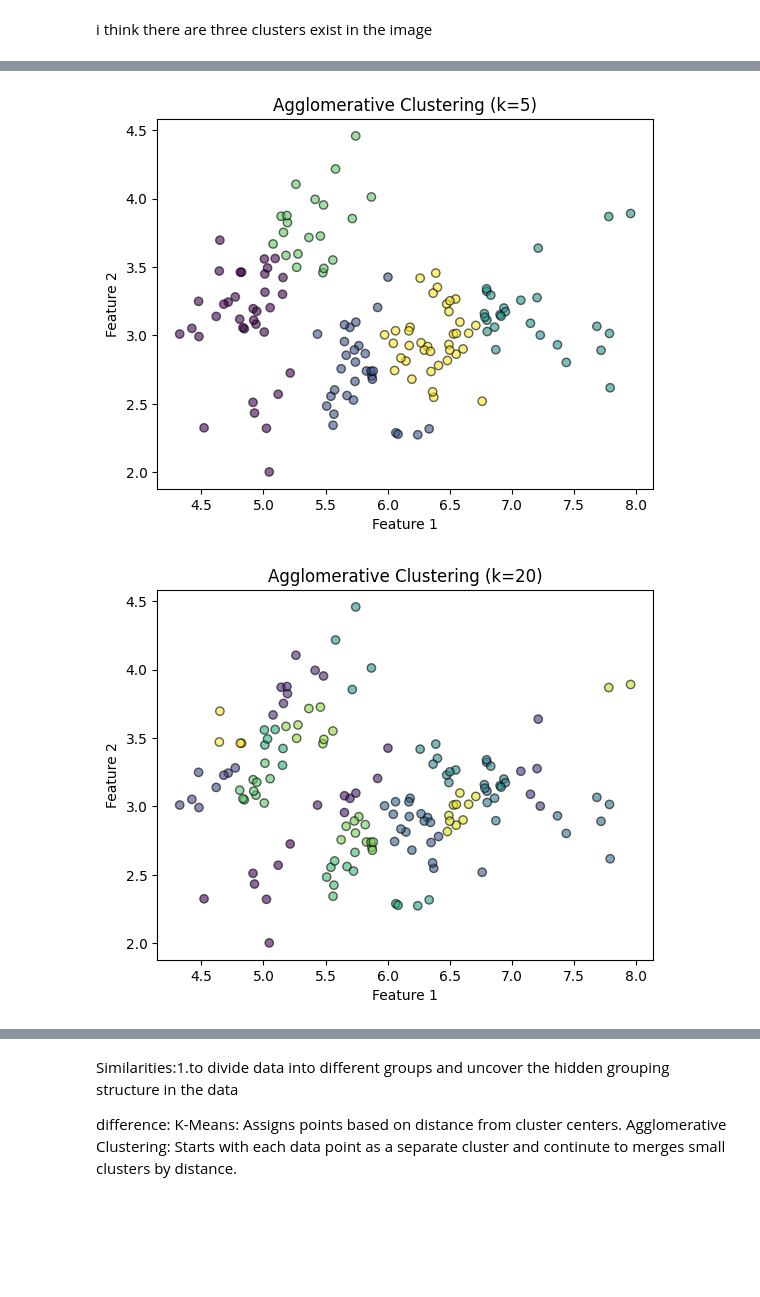
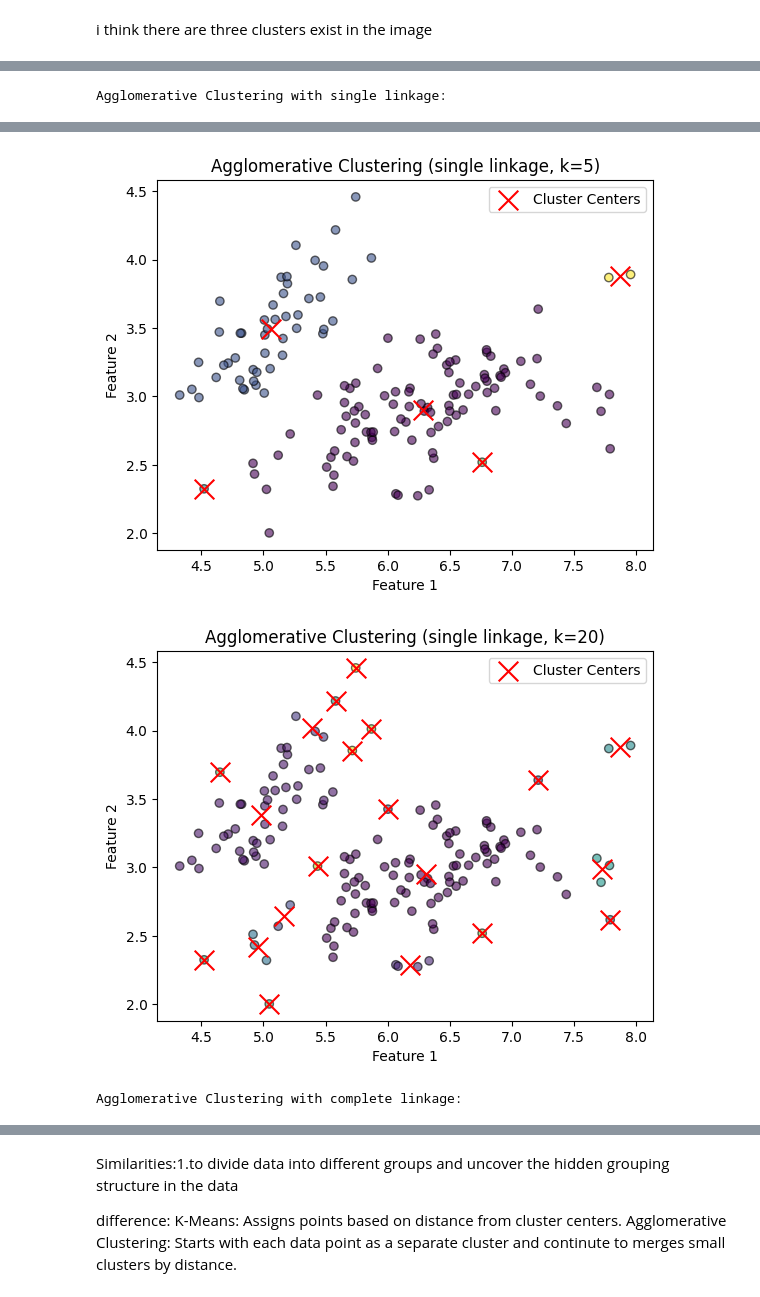
Before and after one commit to wepeng07/ML, a Jupyter notebook: homework5.ipynb, the cells around one changed output, grey strips where cells are left out. Cells and saved outputs as stored; diff of their text form; code cells hidden in the pictures; blank space fills up the shorter version.

```diff
--- a/homework5.ipynb
+++ b/homework5.ipynb
@@ -54,12 +80,24 @@ for k, (labels, centers) in best_kmeans_results.items():
 # %%
-for k in k_values:
-    agg = AgglomerativeClustering(n_clusters=k)
-    labels = agg.fit_predict(iris_data)
+from sklearn.cluster import AgglomerativeClustering
 
-    # Plot results
-    plt.scatter(iris_data[:, 0], iris_data[:, 1], c=labels, cmap='viridis', alpha=0.6, edgecolors='k')
-    plt.xlabel("Feature 1")
-    plt.ylabel("Feature 2")
-    plt.title(f"Agglomerative Clustering (k={k})")
-    plt.show()
+linkage_methods = ['single', 'complete']
+
+for linkage in linkage_methods:
+    print(f"\nAgglomerative Clustering with {linkage} linkage:")
+
+    for k in k_values:
+        agglo = AgglomerativeClustering(n_clusters=k, linkage=linkage)
+        labels = agglo.fit_predict(iris_data)
+
+
+        cluster_centers = np.array([iris_data[labels == i].mean(axis=0) for i in range(k)])
+
+        plt.scatter(iris_data[:, 0], iris_data[:, 1], c=labels, cmap='viridis', alpha=0.6, edgecolors='k')
+        plt.scatter(cluster_centers[:, 0], cluster_centers[:, 1], c='red', marker='x', s=200, label="Cluster Centers")
+        plt.xlabel("Feature 1")
+        plt.ylabel("Feature 2")
+        plt.title(f"Agglomerative Clustering ({linkage} linkage, k={k})")
+        plt.legend()
+        plt.show()
 # %% [output]
+Agglomerative Clustering with single linkage:
@@ -67,2 +105,3 @@ for k in k_values:
-[figure, old version]
+[figure, new version]
-[figure, old version]
+[figure, new version]
+Agglomerative Clustering with complete linkage:
```
Also changed, not shown: parts of 5 cells of this notebook.
